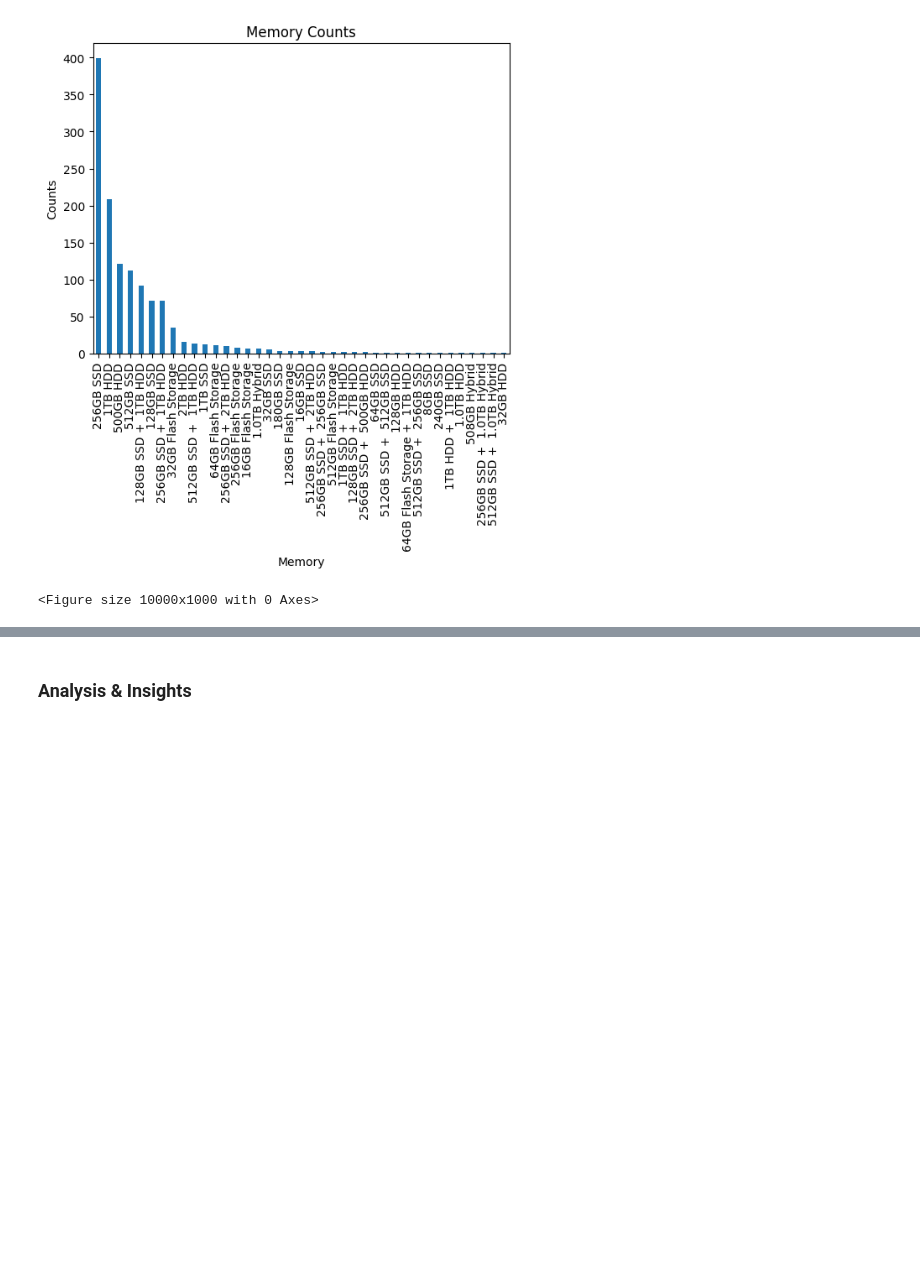
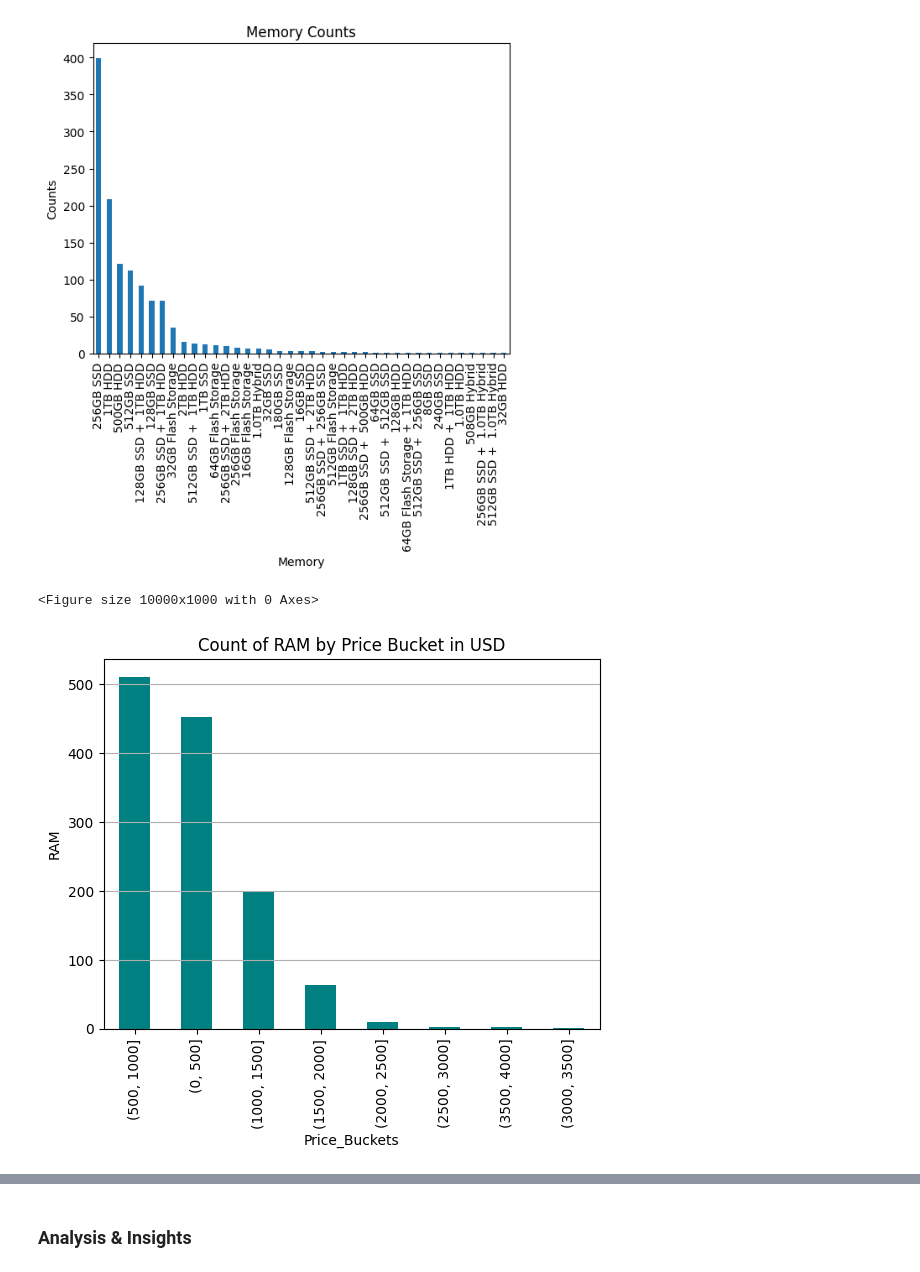
Before and after one commit to rkynhoff/CodeLouisville_Data_M2_Project, a Jupyter notebook: MiniProject_V3.ipynb, the cells around one changed output, grey strips where cells are left out. Cells and saved outputs as stored; diff of their text form; code cells hidden in the pictures; blank space fills up the shorter version.

```diff
--- a/MiniProject_V3.ipynb
+++ b/MiniProject_V3.ipynb
@@ -582,13 +573,15 @@ plt.show()
 [figure]
 <Figure size 10000x1000 with 0 Axes>
 # %%
-# Investigate the amount of RAM by price point
+# # Investigate the amount of RAM by price point
 fig, ax = plt.subplots()
 
-fig = laptop_data_clean.groupby("Price_Buckets")["RAM"].count().sort_values(ascending=False).plot(kind="bar", ylabel="RAM",color="teal")
+fig = laptop_data_clean.groupby("Price_Buckets")["RAM_in_GB"].count().sort_values(ascending=False).plot(kind="bar", ylabel="RAM",color="teal")
 
-plt.title("Count of RAM by Price in USD")
+plt.title("Count of RAM by Price Bucket in USD")
 
 ax.grid(axis="y")
+# %% [output]
+[figure, added]
 # %%
 sns.pairplot(laptop_data_clean, height=2.75)
```
Also changed, not shown: parts of 5 cells of this notebook, 1 other file.
